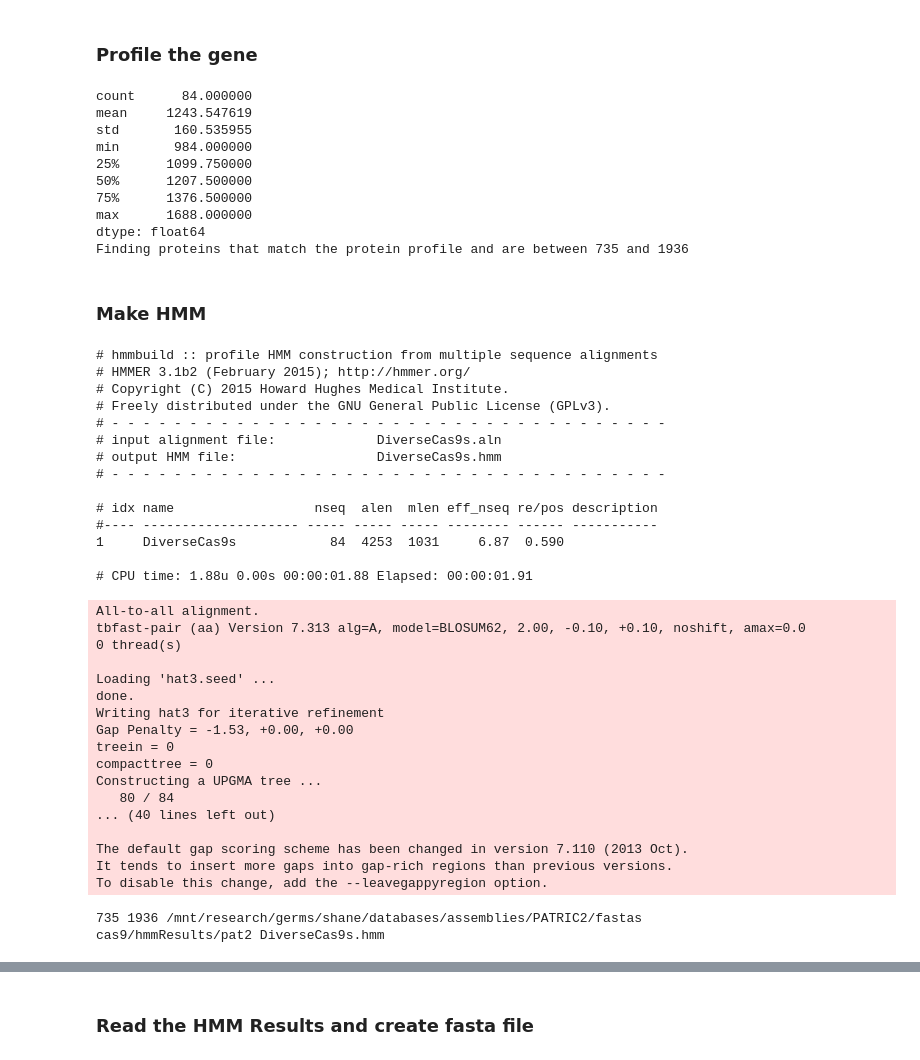
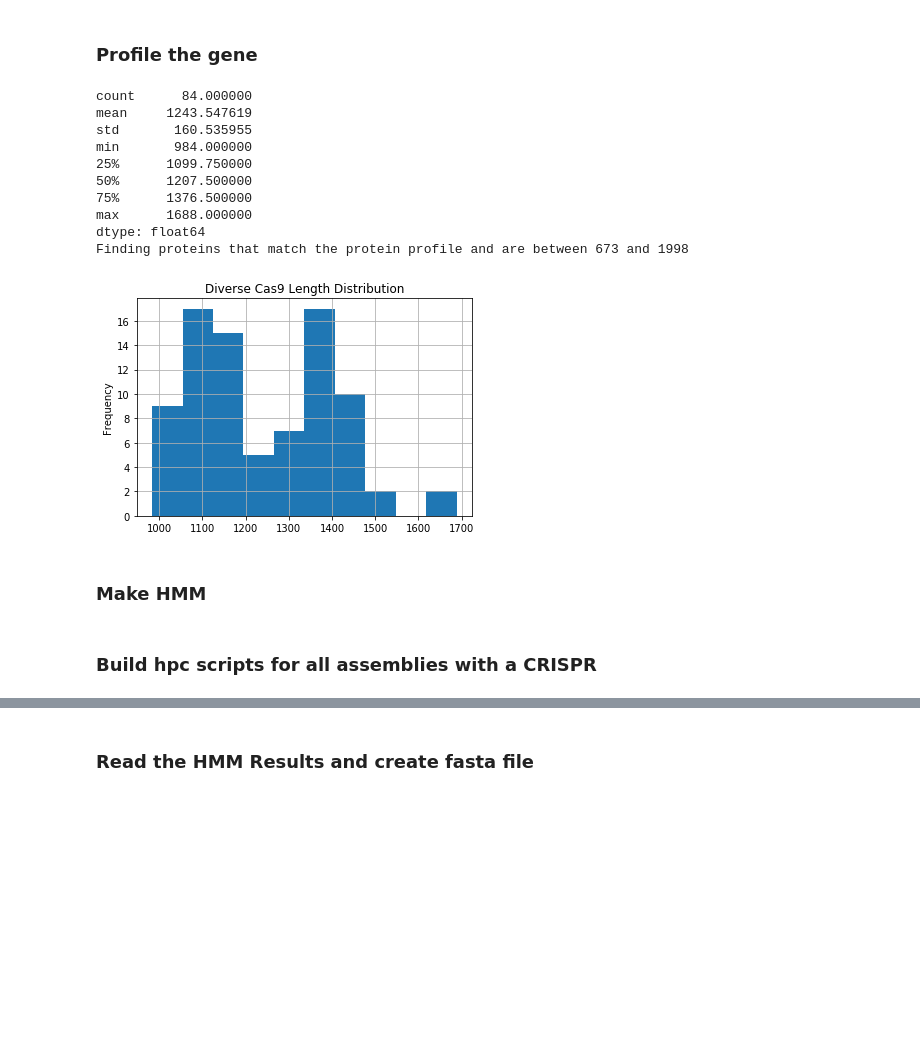
Before and after one commit to skDooley/TRACR_RNA, a Jupyter notebook: Step1-OrthoFinder.ipynb, the cells around one changed output, grey strips where cells are left out. Saved outputs shown, nothing was run; the diff lists cells and outputs as text; code cells hidden in the pictures; blank space fills up the shorter version.

```diff
--- a/Step1-OrthoFinder.ipynb
+++ b/Step1-OrthoFinder.ipynb
@@ -39,25 +42,23 @@ chdir("data")
 ### Gene Orthologs Fasta File
 # %%
 gene = "Cas9"
-geneProfile = "sequences/DiverseCas9s.faa" #File containing the seed proteins for the hmmsearch
+geneProfile = "proteins/DiverseCas9s.faa" #File containing the seed proteins for the hmmsearch
 geneFile = "proteins/%s.faa" % gene
 alnName  = "alignments/%s.aln" % gene
-hmmName  = "domains/%s.hmm" % gene
-hmmResultsDir = "hmm/results/"
-refDatabase = "/mnt/research/germs/shane/databases/assemblies/NCBI/refseq"
-#refDatabase = "/mnt/research/germs/shane/databases/assemblies/PATRIC2/fastas"
+hmmName  = "hmm/%s.hmm" % gene
+hmmResultsDir = "hmm/results"
+baseDbsDir = "/mnt/research/germs/shane/databases/assemblies/"
+refDatabases = ["NCBI/refseq/bacteria","NCBI/refseq/archaea","NCBI/genbank/bacteria","NCBI/genbank/archaea","PATRIC2/fastas"]
 # %% [markdown]
 ### Profile the gene
 # %%
-from Bio.SeqIO import parse
-from pandas import Series
 dists = []
 for rec in parse(geneProfile,"fasta"):dists.append(len(rec.seq))
 dists = Series(dists)
-minSeqLen = int(dists.min() - (dists.mean() * .2))
-maxSeqLen = int(dists.max() + (dists.mean() * .2))
-print dists.describe();
-print "Finding proteins that match the protein profile and are between %i and %i" % (minSeqLen, maxSeqLen)
+minSeqLen = int(dists.min() - (dists.mean() * .25))
+maxSeqLen = int(dists.max() + (dists.mean() * .25))
+print (dists.describe());
+print ("Finding proteins that match the protein profile and are between %i and %i" % (minSeqLen, maxSeqLen))
 # %% [output]
 count      84.000000
 mean     1243.547619
@@ -68,49 +69,19 @@ min       984.000000
 75%      1376.500000
 max      1688.000000
 dtype: float64
-Finding proteins that match the protein profile and are between 735 and 1936
+Finding proteins that match the protein profile and are between 673 and 1998
+# %%
+import matplotlib.pyplot as plt
+dists.plot(kind='hist',grid=True,title="Diverse Cas9 Length Distribution",figsize=(6,4))
+plt.savefig("images/DiverseCas9Lengths.png")
+plt.show()
+# %% [output]
+[figure, added]
 # %% [markdown]
 ### Make HMM
 # %%
 %%bash -s $geneProfile $alnName $hmmName
-source activate casenv
-mafft --maxiterate 1000 --globalpair --reorder --treeout $1 > $2
-hmmbuild $3 $2
+mafft --thread 15 --maxiterate 1000 --retree 100 --localpair --globalpair --reorder --treeout $1 > $2 #Assuming there are <200 sequences in the profile
+hmmbuild $3 $2 2>&1
-# %% [output]
-# hmmbuild :: profile HMM construction from multiple sequence alignments
-# HMMER 3.1b2 (February 2015); http://hmmer.org/
-# Copyright (C) 2015 Howard Hughes Medical Institute.
-# Freely distributed under the GNU General Public License (GPLv3).
-# - - - - - - - - - - - - - - - - - - - - - - - - - - - - - - - - - - - -
-# input alignment file:             DiverseCas9s.aln
-# output HMM file:                  DiverseCas9s.hmm
-# - - - - - - - - - - - - - - - - - - - - - - - - - - - - - - - - - - - -
-
-# idx name                  nseq  alen  mlen eff_nseq re/pos description
-#---- -------------------- ----- ----- ----- -------- ------ -----------
-1     DiverseCas9s            84  4253  1031     6.87  0.590
-
-# CPU time: 1.88u 0.00s 00:00:01.88 Elapsed: 00:00:01.91
-All-to-all alignment.
-tbfast-pair (aa) Version 7.313 alg=A, model=BLOSUM62, 2.00, -0.10, +0.10, noshift, amax=0.0
-0 thread(s)
-
-Loading 'hat3.seed' ...
-done.
-Writing hat3 for iterative refinement
-Gap Penalty = -1.53, +0.00, +0.00
-treein = 0
-compacttree = 0
-Constructing a UPGMA tree ...
-   80 / 84
-... (40 lines left out)
-
-The default gap scoring scheme has been changed in version 7.110 (2013 Oct).
-It tends to insert more gaps into gap-rich regions than previous versions.
-To disable this change, add the --leavegappyregion option.
-# %%
-print minSeqLen, maxSeqLen, refDatabase
-print hmmResultsDir, hmmName
-# %% [output]
-735 1936 /mnt/research/germs/shane/databases/assemblies/PATRIC2/fastas
-cas9/hmmResults/pat2 DiverseCas9s.hmm
+# %% [markdown]
+### Build hpc scripts for all assemblies with a CRISPR
```
Also changed, not shown: parts of 77 cells of this notebook, 36 other files.
